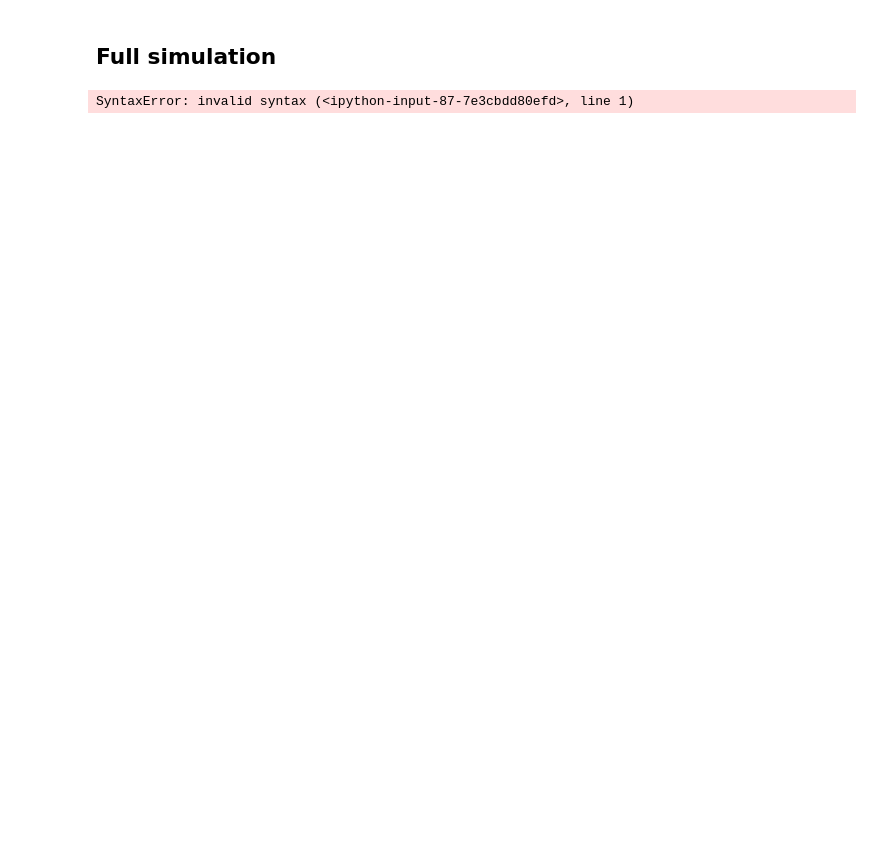
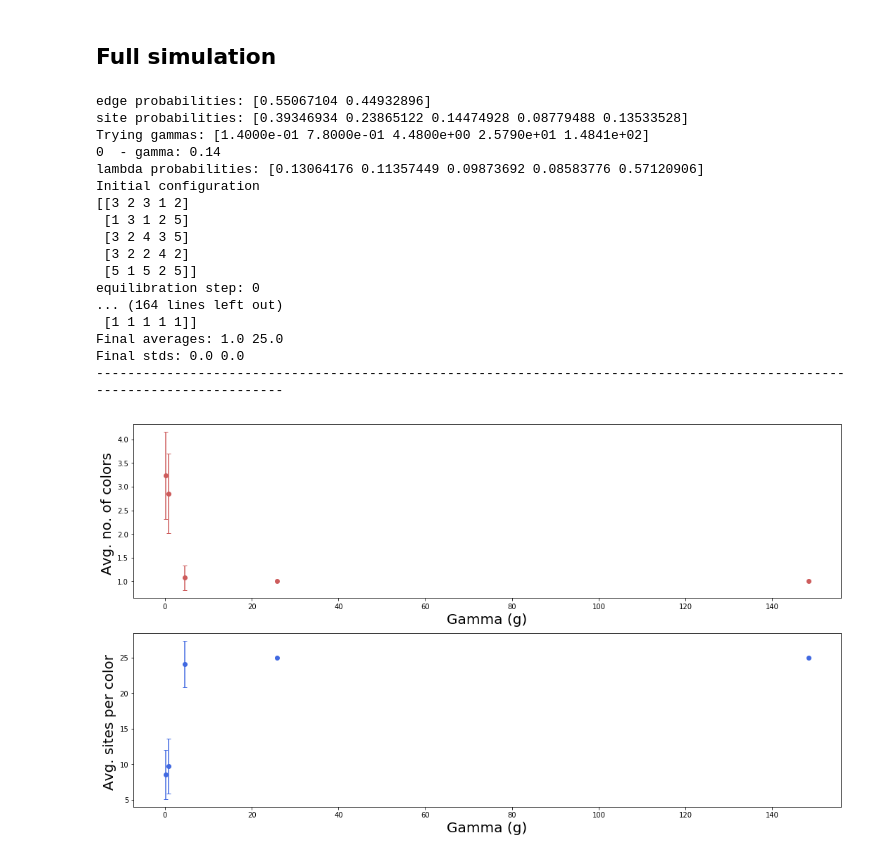
Before and after one commit to oscargomezq/Capstone-RCM, a Jupyter notebook: Simulation 2.ipynb, the cells around one changed output. Drawn from its saved outputs; the diff is of its cells as text; code cells hidden in the pictures; blank space fills up the shorter version.

```diff
--- a/Simulation 2.ipynb
+++ b/Simulation 2.ipynb
@@ -299,8 +295,8 @@ initial config:
 '''Parameters'''
 eq_steps = 5005          #  number of MC sweeps for equilibration
 mc_steps = 1005          #  number of MC sweeps for calculation
-ngamma, nalpha, nJ = 20, 20, 10
-gammas = np.logspace(-1,5, base=np.e, num=ngamma).round(decimals=2)
+ngamma, nalpha, nJ = 5, 20, 10
+gammas = np.logspace(-2,5, base=np.e, num=ngamma).round(decimals=2)
 alphas = np.logspace(-1,5, base=np.e, num=nalpha).round(decimals=2)
 Js = np.logspace(-1,5, base=np.e, num=nJ).round(decimals=2)
 # %%
@@ -333,6 +329,7 @@ def experiment_full_interaction_gamma (N, no_cols, gammas, J=1, alpha=1):
     saved_s_c_distribs = []
 
     '''Vary the missing parameter acroos the logspace'''
+    print('Trying gammas:', gammas)
     for igamma in range(ngamma):
 
         '''Probabilities for the varying parameter'''
@@ -340,6 +337,8 @@ def experiment_full_interaction_gamma (N, no_cols, gammas, J=1, alpha=1):
         lambda_prob = np.zeros(no_cols)
         for j in range(no_cols):
             lambda_prob[j] = prob_eta_lambda(gamma,no_cols,j+1)
+        print(igamma, ' - gamma:', gamma)
+        print('lambda probabilities:', lambda_prob)
 
         eta_prob = (lambda_prob, edge_prob, site_prob)
 
@@ -359,24 +358,24 @@ def experiment_full_interaction_gamma (N, no_cols, gammas, J=1, alpha=1):
                 sites.append(str(i)+','+str(j))
 
         '''Setup current simulation run'''
-        prt = False
         tot_c, tot_s_c = 0, 0
         config = initial_config(N, no_cols)
-        no_cols, no_sites = np.zeros(mc_steps), np.zeros(mc_steps)
-        print(igamma, ' - gamma:', gamma)
-        print('lambda probabilities:', lambda_prob)
+        print('Initial configuration')
+        print(config)
+        no_cols_arr, no_sites_arr = np.zeros(mc_steps), np.zeros(mc_steps)
 
         '''Equilibration Monte-Carlo moves'''
         for i in range(eq_steps):
             config = mc_move(config, eta_prob, eta, N, no_cols, sites) # Monte Carlo moves
+            if i%1000==0: print ('equilibration step:', i)
 
         '''Calcultation Monte-Carlo moves'''
         for i in range(mc_steps):
             config = mc_move(config, eta_prob, eta, N, no_cols, sites)
-            no_cols[i] = number_of_colors(config)
-            no_sites[i] = avg_sites_per_color(config)
-            tot_c = tot_c + no_cols[i]
-            tot_s_c = tot_s_c + no_sites[i]
+            no_cols_arr[i] = number_of_colors(config)
+            no_sites_arr[i] = avg_sites_per_color(config)
+            tot_c = tot_c + no_cols_arr[i]
+            tot_s_c = tot_s_c + no_sites_arr[i]
             if i%100==0: print (i+1, 'num. cols:', tot_c/(i+1), 'avg. sites per col:', tot_s_c/(i+1))
 
 #         if igamma%10==0:
@@ -385,13 +384,13 @@ def experiment_full_interaction_gamma (N, no_cols, gammas, J=1, alpha=1):
 
         print('Final configuration:')
         print(config)
-        avg_c[g] = tot_c / (mc_steps)
-        avg_s_c[g] = tot_s_c / (mc_steps)
-        print('Final averages:', avg_c[g], avg_s_c[g])
-        std_c[g] = np.std(no_cols)
-        std_s_c[g] = np.std(no_sites)
-        print('Final stds:', std_c[g], std_s_c[g])
-        print('-'*50 + '\n')
+        avg_c[igamma] = tot_c / (mc_steps)
+        avg_s_c[igamma] = tot_s_c / (mc_steps)
+        print('Final averages:', avg_c[igamma], avg_s_c[igamma])
+        std_c[igamma] = np.std(no_cols_arr)
+        std_s_c[igamma] = np.std(no_sites_arr)
+        print('Final stds:', std_c[igamma], std_s_c[igamma])
+        print('-'*120 + '\n')
 
 
     f = plt.figure(figsize=(18, 10)); # plot the calculated values
@@ -406,7 +405,7 @@ def experiment_full_interaction_gamma (N, no_cols, gammas, J=1, alpha=1):
     plt.xlabel("Gamma (g)", fontsize=20);
     plt.ylabel("Avg. sites per color ", fontsize=20);   plt.axis('tight');
     plt.savefig("Simulation_all_interaction_std_hist/("
-                +str(N)+","+str(no_cols)+")_J_" +str(J)+ "alpha_" +str(alpha)+ "_vary_gamma_.png", format="png")
+                +str(N)+","+str(no_cols)+")_J_" +str(J)+ "_alpha_" +str(alpha)+ "_vary_gamma_.png", format="png")
 
 #     f = plt.figure(figsize=(18, 10)); # plot the calculated values
 #     for i in range(20):
@@ -428,4 +641,22 @@ def experiment_full_interaction_gamma (N, no_cols, gammas, J=1, alpha=1):
 # %%
-experiment_full_interaction_gamma (5, 5, gammas, J=1, alpha=1)
+prt = False
+experiment_full_interaction_gamma (5, 5, gammas, J=0.4, alpha=0.5)
 # %% [output]
-SyntaxError: invalid syntax (<ipython-input-87-7e3cbdd80efd>, line 1)
+edge probabilities: [0.55067104 0.44932896]
+site probabilities: [0.39346934 0.23865122 0.14474928 0.08779488 0.13533528]
+Trying gammas: [1.4000e-01 7.8000e-01 4.4800e+00 2.5790e+01 1.4841e+02]
+0  - gamma: 0.14
+lambda probabilities: [0.13064176 0.11357449 0.09873692 0.08583776 0.57120906]
+Initial configuration
+[[3 2 3 1 2]
+ [1 3 1 2 5]
+ [3 2 4 3 5]
+ [3 2 2 4 2]
+ [5 1 5 2 5]]
+equilibration step: 0
+... (164 lines left out)
+ [1 1 1 1 1]]
+Final averages: 1.0 25.0
+Final stds: 0.0 0.0
+------------------------------------------------------------------------------------------------------------------------
+[figure, added]
```
Also changed, not shown: parts of 8 cells of this notebook.
